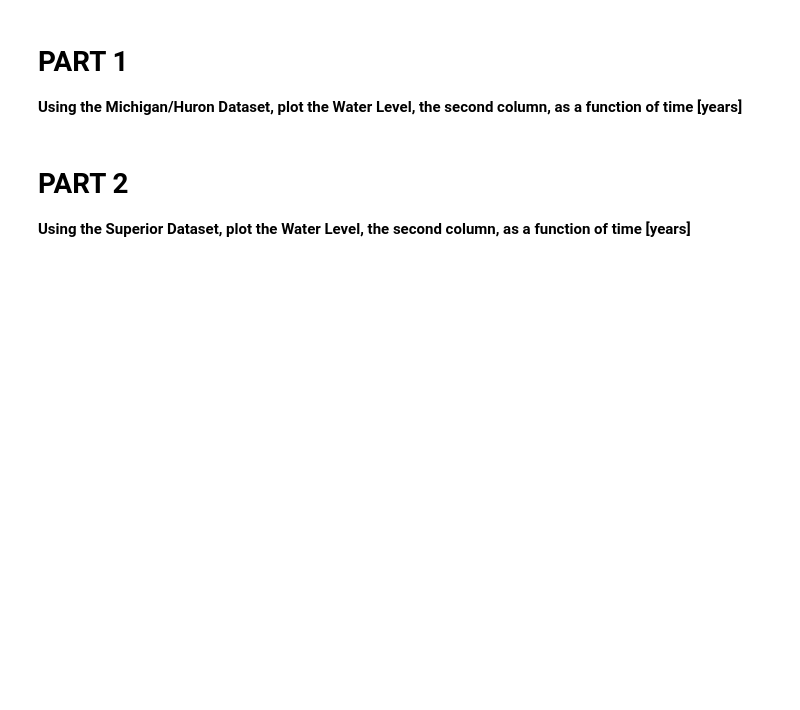
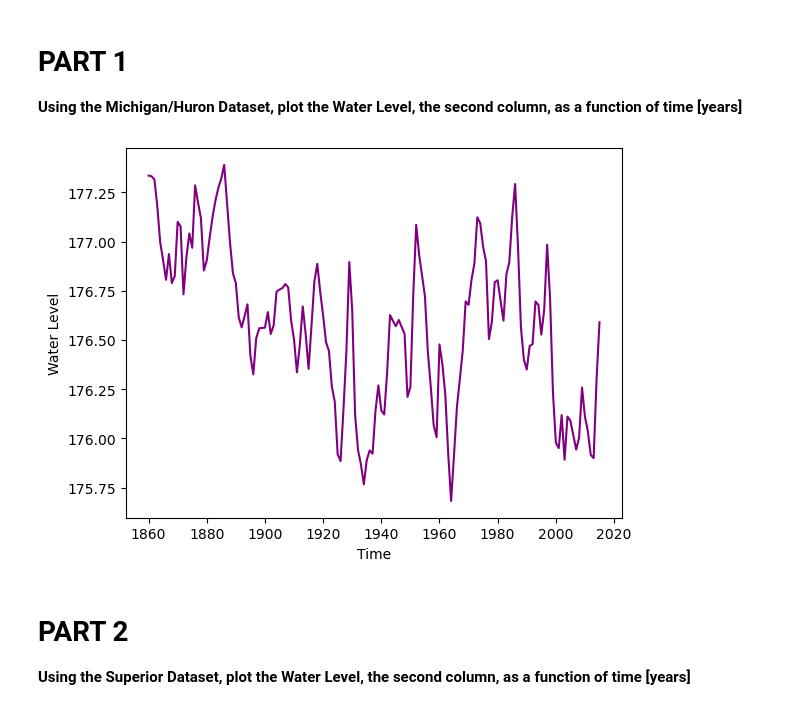
Before and after one commit to marygal5/CMSE202_Git_Started, a Jupyter notebook: Great_Lakes_and_Grand_River.ipynb, the cells around one changed output. Cells and saved outputs as stored; diff of their text form; code cells hidden in the pictures; blank space fills up the shorter version.

```diff
--- a/Great_Lakes_and_Grand_River.ipynb
+++ b/Great_Lakes_and_Grand_River.ipynb
@@ -31,8 +31,13 @@ This notebook **might look very familiar!** It is based off a CMSE 201 assignmen
 # %%
 # Insert Code Here
 mhu = pd.read_csv('data/mhu.csv')
-water_level = mhu[:1]
-time = mhu[:0]
+water_level = mhu.iloc[:,1]
+time = mhu.iloc[:,0]
+plt.plot(time, water_level, color ='purple');
+plt.xlabel('Time')
+plt.ylabel('Water Level');
+# %% [output]
+[figure, added]
 # %% [markdown]
 # PART 2
 
```
